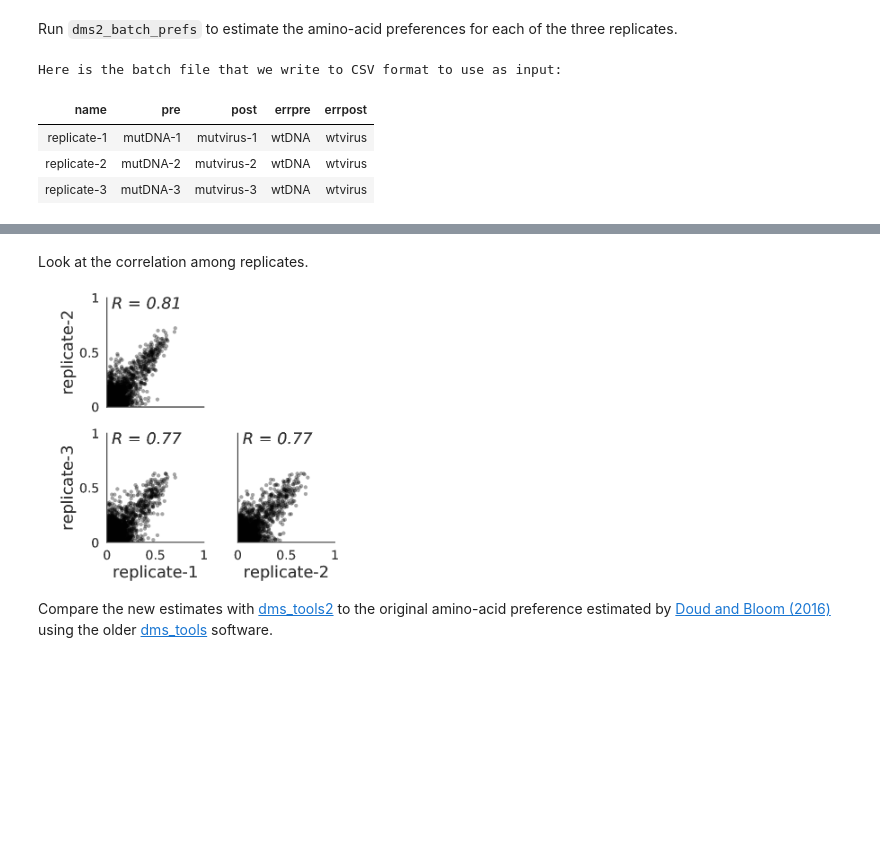
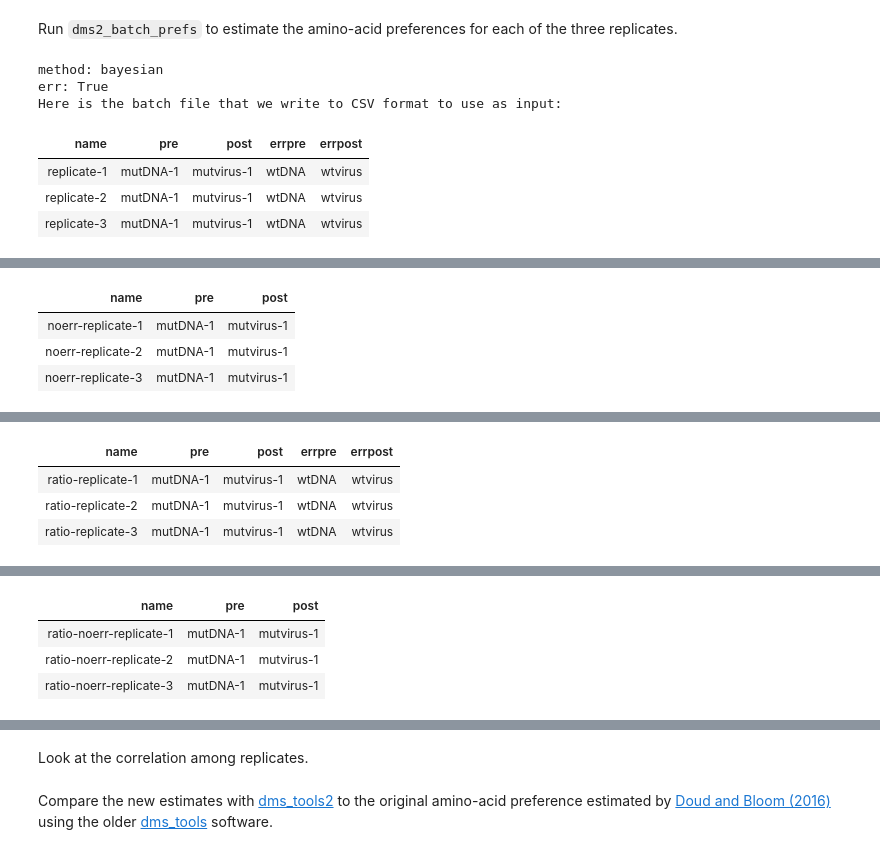
Before and after one commit to jbloomlab/dms_tools2, a Jupyter notebook: examples/Doud2016/analysis_notebook.ipynb, the cells around one changed output, grey strips where cells are left out. Drawn from its saved outputs; the diff is of its cells as text; code cells hidden in the pictures; blank space fills up the shorter version.

```diff
--- a/examples/Doud2016/analysis_notebook.ipynb
+++ b/examples/Doud2016/analysis_notebook.ipynb
@@ -297,35 +297,51 @@ Run `dms2_batch_prefs` to estimate the amino-acid preferences for each of the th
 # %%
 # prefs placed in this directory
 prefsdir = os.path.join(resultsdir, 'prefs')
 if not os.path.isdir(prefsdir):
     os.mkdir(prefsdir)
 
-# create batch file for dms2_batch_prefs
-prefsbatch = pandas.DataFrame(
-        columns=['name', 'pre', 'post', 'errpre', 'errpost'],
-        data=[
-            ('replicate-1', 'mutDNA-1', 'mutvirus-1', 'wtDNA',  'wtvirus'),
-            ('replicate-2', 'mutDNA-2', 'mutvirus-2', 'wtDNA',  'wtvirus'),
-            ('replicate-3', 'mutDNA-3', 'mutvirus-3', 'wtDNA',  'wtvirus')
-        ])
-prefsbatchfile = os.path.join(prefsdir, 'batch.csv')
-print("Here is the batch file that we write to CSV format to use as input:")
-display(HTML(prefsbatch.to_html(index=False)))
-prefsbatch.to_csv(prefsbatchfile, index=False)
+allnames = []
+for method in ['bayesian', 'ratio']:
+    print("method: {0}".format(method))
+    for err in [True, False]:
+        print("err: {0}".format(err))
+        nameprefix = ''
+        if method == 'ratio':
+            nameprefix += 'ratio-'
+        if not err:
+            nameprefix += 'noerr-'
+        # create batch file for dms2_batch_prefs
+        prefsbatch = pandas.DataFrame(
+                columns=['name', 'pre', 'post', 'errpre', 'errpost'],
+                data=[
+                    ('{0}replicate-{1}'.format(nameprefix, r),
+                        'mutDNA-1', 'mutvirus-1', 'wtDNA',  'wtvirus') for r in [1, 2, 3]
+                ])
+        if not err:
+            prefsbatch = prefsbatch[['name', 'pre', 'post']]
 
-print("Running dms2_batch_prefs...")
-!dms2_batch_prefs \
-        --indir {countsdir} \
-        --batchfile {prefsbatchfile} \
-        --outdir {prefsdir} \
-        --method bayesian \
-        --summaryprefix summary \
-        --use_existing {use_existing}
-print("Completed running dms2_batch_prefs")
+        prefsbatchfile = os.path.join(prefsdir, 'batch.csv')
+        print("Here is the batch file that we write to CSV format to use as input:")
+        display(HTML(prefsbatch.to_html(index=False)))
+        prefsbatch.to_csv(prefsbatchfile, index=False)
+
+        print("Running dms2_batch_prefs...")
+        !dms2_batch_prefs \
+                --indir {countsdir} \
+                --batchfile {prefsbatchfile} \
+                --outdir {prefsdir} \
+                --method {method} \
+                --summaryprefix summary \
+                --use_existing {use_existing} \
+                --pseudocount 1
+        print("Completed running dms2_batch_prefs")
+        allnames += list(prefsbatch['names'])
 # %% [output]
+method: bayesian
+err: True
 Here is the batch file that we write to CSV format to use as input:
 | name | pre | post | errpre | errpost |
 | replicate-1 | mutDNA-1 | mutvirus-1 | wtDNA | wtvirus |
-| replicate-2 | mutDNA-2 | mutvirus-2 | wtDNA | wtvirus |
-| replicate-3 | mutDNA-3 | mutvirus-3 | wtDNA | wtvirus |
+| replicate-2 | mutDNA-1 | mutvirus-1 | wtDNA | wtvirus |
+| replicate-3 | mutDNA-1 | mutvirus-1 | wtDNA | wtvirus |
 Running dms2_batch_prefs...
@@ -347,0 +364,4 @@ Completed running dms2_batch_prefs
+| name | pre | post |
+| noerr-replicate-1 | mutDNA-1 | mutvirus-1 |
+| noerr-replicate-2 | mutDNA-1 | mutvirus-1 |
+| noerr-replicate-3 | mutDNA-1 | mutvirus-1 |
@@ -347,0 +385,4 @@ Completed running dms2_batch_prefs
+| name | pre | post | errpre | errpost |
+| ratio-replicate-1 | mutDNA-1 | mutvirus-1 | wtDNA | wtvirus |
+| ratio-replicate-2 | mutDNA-1 | mutvirus-1 | wtDNA | wtvirus |
+| ratio-replicate-3 | mutDNA-1 | mutvirus-1 | wtDNA | wtvirus |
@@ -347,0 +406,4 @@ Completed running dms2_batch_prefs
+| name | pre | post |
+| ratio-noerr-replicate-1 | mutDNA-1 | mutvirus-1 |
+| ratio-noerr-replicate-2 | mutDNA-1 | mutvirus-1 |
+| ratio-noerr-replicate-3 | mutDNA-1 | mutvirus-1 |
@@ -348,10 +427,5 @@ Completed running dms2_batch_prefs
 # %% [markdown]
 Look at the correlation among replicates.
-# %%
-prefssummaryprefix = os.path.join(prefsdir, 'summary')
-showPDF(prefssummaryprefix + '_prefscorr.pdf', width=300)
-# %% [output]
-[figure, removed]
 # %% [markdown]
 Compare the new estimates with [dms_tools2](http://jbloomlab.github.io/dms_tools2/) to the original amino-acid preference estimated by [Doud and Bloom (2016)](http://www.mdpi.com/1999-4915/8/6/155) using the older [dms_tools](http://jbloomlab.github.io/dms_tools/) software.
 # %%
```
Also changed, not shown: parts of 2 cells of this notebook.
